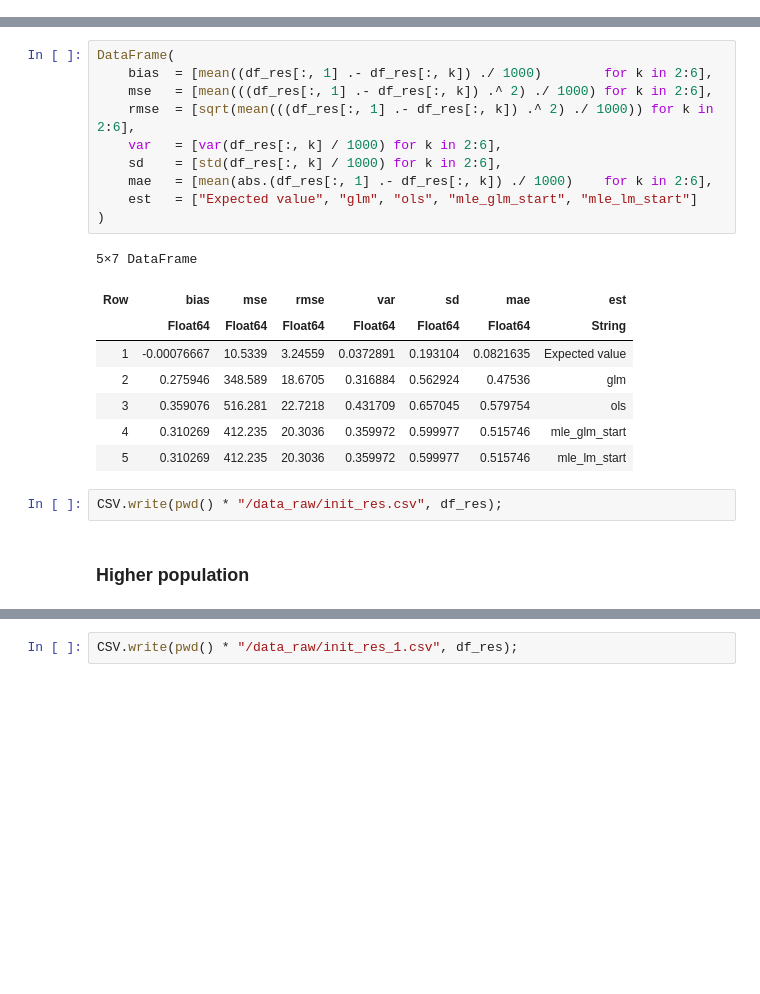
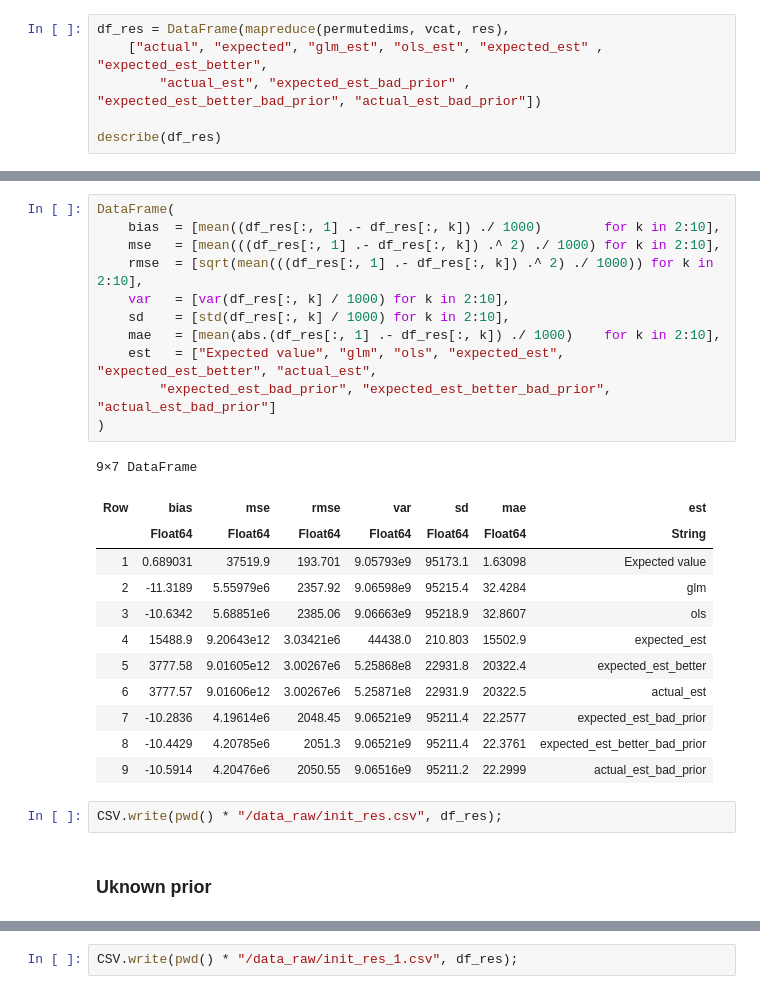
Before and after one commit to ncn-foreigners/Estimation-of-the-number-of-irregular-foreigners, a Jupyter notebook: original_model_sim.ipynb, the cells around one changed output, grey strips where cells are left out. Saved outputs shown, nothing was run; the diff lists cells and outputs as text; blank space fills up the shorter version.

```diff
--- a/original_model_sim.ipynb
+++ b/original_model_sim.ipynb
@@ -72,0 +198,6 @@ describe(df_res)
+# %%
+df_res = DataFrame(mapreduce(permutedims, vcat, res),
+    ["actual", "expected", "glm_est", "ols_est", "expected_est" , "expected_est_better",
+        "actual_est", "expected_est_bad_prior" , "expected_est_better_bad_prior", "actual_est_bad_prior"])
+
+describe(df_res)
@@ -89,24 +239,29 @@ DataFrame(
 # %%
 DataFrame(
-    bias  = [mean((df_res[:, 1] .- df_res[:, k]) ./ 1000)        for k in 2:6],
-    mse   = [mean(((df_res[:, 1] .- df_res[:, k]) .^ 2) ./ 1000) for k in 2:6],
-    rmse  = [sqrt(mean(((df_res[:, 1] .- df_res[:, k]) .^ 2) ./ 1000)) for k in 2:6],
-    var   = [var(df_res[:, k] / 1000) for k in 2:6],
-    sd    = [std(df_res[:, k] / 1000) for k in 2:6],
-    mae   = [mean(abs.(df_res[:, 1] .- df_res[:, k]) ./ 1000)    for k in 2:6],
-    est   = ["Expected value", "glm", "ols", "mle_glm_start", "mle_lm_start"]
+    bias  = [mean((df_res[:, 1] .- df_res[:, k]) ./ 1000)        for k in 2:10],
+    mse   = [mean(((df_res[:, 1] .- df_res[:, k]) .^ 2) ./ 1000) for k in 2:10],
+    rmse  = [sqrt(mean(((df_res[:, 1] .- df_res[:, k]) .^ 2) ./ 1000)) for k in 2:10],
+    var   = [var(df_res[:, k] / 1000) for k in 2:10],
+    sd    = [std(df_res[:, k] / 1000) for k in 2:10],
+    mae   = [mean(abs.(df_res[:, 1] .- df_res[:, k]) ./ 1000)    for k in 2:10],
+    est   = ["Expected value", "glm", "ols", "expected_est", "expected_est_better", "actual_est",
+        "expected_est_bad_prior", "expected_est_better_bad_prior", "actual_est_bad_prior"]
 )
 # %% [output]
-5×7 DataFrame
+9×7 DataFrame
 | Row | bias | mse | rmse | var | sd | mae | est |
 |  | Float64 | Float64 | Float64 | Float64 | Float64 | Float64 | String |
-| 1 | -0.00076667 | 10.5339 | 3.24559 | 0.0372891 | 0.193104 | 0.0821635 | Expected value |
-| 2 | 0.275946 | 348.589 | 18.6705 | 0.316884 | 0.562924 | 0.47536 | glm |
-| 3 | 0.359076 | 516.281 | 22.7218 | 0.431709 | 0.657045 | 0.579754 | ols |
-| 4 | 0.310269 | 412.235 | 20.3036 | 0.359972 | 0.599977 | 0.515746 | mle_glm_start |
-| 5 | 0.310269 | 412.235 | 20.3036 | 0.359972 | 0.599977 | 0.515746 | mle_lm_start |
+| 1 | 0.689031 | 37519.9 | 193.701 | 9.05793e9 | 95173.1 | 1.63098 | Expected value |
+| 2 | -11.3189 | 5.55979e6 | 2357.92 | 9.06598e9 | 95215.4 | 32.4284 | glm |
+| 3 | -10.6342 | 5.68851e6 | 2385.06 | 9.06663e9 | 95218.9 | 32.8607 | ols |
+| 4 | 15488.9 | 9.20643e12 | 3.03421e6 | 44438.0 | 210.803 | 15502.9 | expected_est |
+| 5 | 3777.58 | 9.01605e12 | 3.00267e6 | 5.25868e8 | 22931.8 | 20322.4 | expected_est_better |
+| 6 | 3777.57 | 9.01606e12 | 3.00267e6 | 5.25871e8 | 22931.9 | 20322.5 | actual_est |
+| 7 | -10.2836 | 4.19614e6 | 2048.45 | 9.06521e9 | 95211.4 | 22.2577 | expected_est_bad_prior |
+| 8 | -10.4429 | 4.20785e6 | 2051.3 | 9.06521e9 | 95211.4 | 22.3761 | expected_est_better_bad_prior |
+| 9 | -10.5914 | 4.20476e6 | 2050.55 | 9.06516e9 | 95211.2 | 22.2999 | actual_est_bad_prior |
 # %%
 CSV.write(pwd() * "/data_raw/init_res.csv", df_res);
 # %% [markdown]
-### Higher population
+### Uknown prior
 # %%
```
Also changed, not shown: parts of 18 cells of this notebook, 2 other files.
